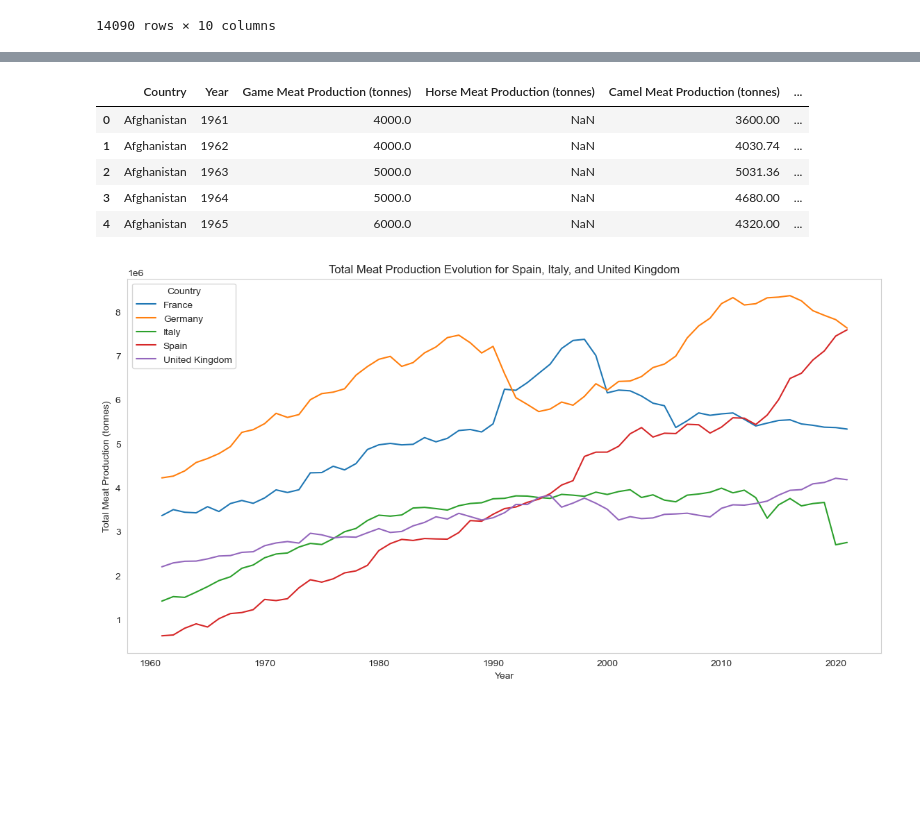
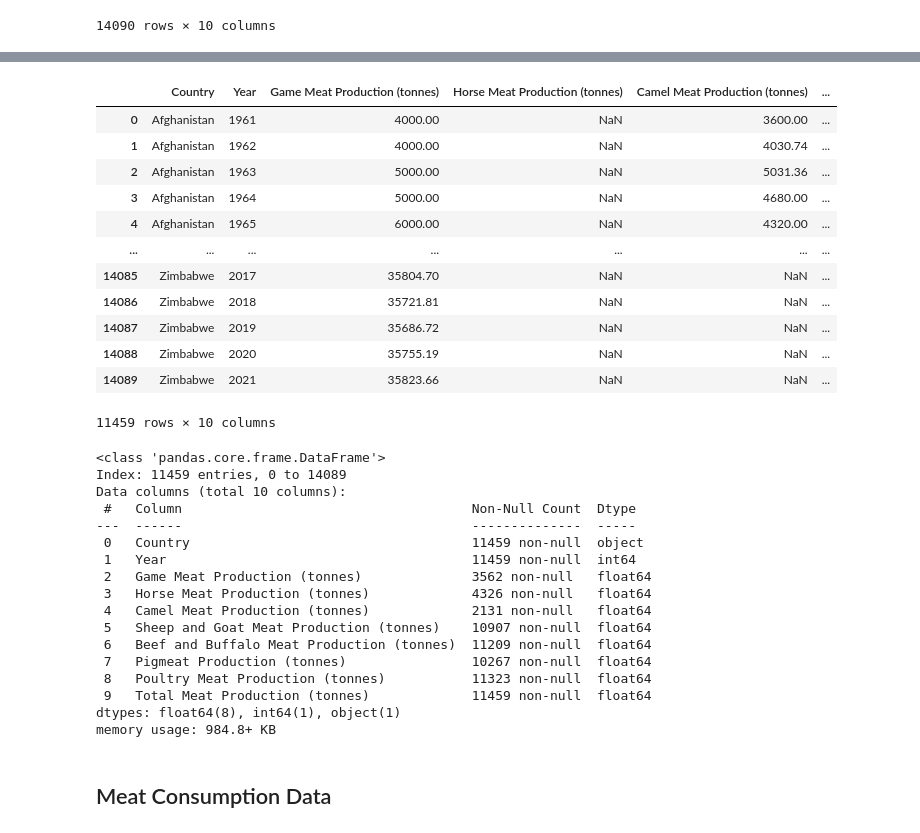
Before and after one commit to albertevieites/meat, a Jupyter notebook: notebooks/assemble_data.ipynb, the cells around one changed output, grey strips where cells are left out. Drawn from its saved outputs; the diff is of its cells as text; code cells hidden in the pictures; blank space fills up the shorter version.

```diff
--- a/notebooks/assemble_data.ipynb
+++ b/notebooks/assemble_data.ipynb
@@ -5,5 +7,5 @@ import seaborn as sns
 # %%
-df = pd.read_csv('./data/meat_production_by_type.csv')
+df = pd.read_csv('../data/raw/meat_production_by_type.csv')
 # %%
 df
 # %% [output]
@@ -64,12 +56,11 @@ columns_renamed = {
     'Meat, poultry | 00001808 || Production | 005510 || tonnes': 'Poultry Meat Production (tonnes)'
 }
 
-df_selected_countries = df_no_continents.rename(columns=columns_renamed)
+production_data = df_no_continents.rename(columns=columns_renamed)
 
 # Eliminando la columna 'Code'
-df_selected_countries = df_selected_countries.drop(columns=['Code'])
+production_data = production_data.drop(columns=['Code'])
 
-# Mostrando las primeras filas del conjunto de datos actualizado
-df_selected_countries.head()
+production_data
 # %% [output]
 |  | Country | Year | Game Meat Production (tonnes) | Horse Meat Production (tonnes) | Camel Meat Production (tonnes) | ... |
@@ -81,37 +79,48 @@ df_selected_countries.head()
 # %%
-df_selected_countries['Total Meat Production (tonnes)'] = df_selected_countries[
+production_data['Total Meat Production (tonnes)'] = production_data[
     ['Game Meat Production (tonnes)',
      'Horse Meat Production (tonnes)',
      'Camel Meat Production (tonnes)',
      'Sheep and Goat Meat Production (tonnes)',
      'Beef and Buffalo Meat Production (tonnes)',
      'Pigmeat Production (tonnes)',
      'Poultry Meat Production (tonnes)']
 ].sum(axis=1)
 
-# Mostrando las primeras filas con la nueva columna de total añadida
-df_selected_countries.head()
+production_data
 # %% [output]
 |  | Country | Year | Game Meat Production (tonnes) | Horse Meat Production (tonnes) | Camel Meat Production (tonnes) | ... |
-| 0 | Afghanistan | 1961 | 4000.0 | NaN | 3600.00 | ... |
-| 1 | Afghanistan | 1962 | 4000.0 | NaN | 4030.74 | ... |
-| 2 | Afghanistan | 1963 | 5000.0 | NaN | 5031.36 | ... |
-| 3 | Afghanistan | 1964 | 5000.0 | NaN | 4680.00 | ... |
-| 4 | Afghanistan | 1965 | 6000.0 | NaN | 4320.00 | ... |
+| 0 | Afghanistan | 1961 | 4000.00 | NaN | 3600.00 | ... |
+| 1 | Afghanistan | 1962 | 4000.00 | NaN | 4030.74 | ... |
+| 2 | Afghanistan | 1963 | 5000.00 | NaN | 5031.36 | ... |
+| 3 | Afghanistan | 1964 | 5000.00 | NaN | 4680.00 | ... |
+| 4 | Afghanistan | 1965 | 6000.00 | NaN | 4320.00 | ... |
+| ... | ... | ... | ... | ... | ... | ... |
+| 14085 | Zimbabwe | 2017 | 35804.70 | NaN | NaN | ... |
+| 14086 | Zimbabwe | 2018 | 35721.81 | NaN | NaN | ... |
+| 14087 | Zimbabwe | 2019 | 35686.72 | NaN | NaN | ... |
+| 14088 | Zimbabwe | 2020 | 35755.19 | NaN | NaN | ... |
+| 14089 | Zimbabwe | 2021 | 35823.66 | NaN | NaN | ... |
+11459 rows × 10 columns
-# %%
-# Crearemos un DataFrame de Seaborn específico para España, Italia y el Reino Unido
-df_seaborn_plot = df_selected_countries[
-    df_selected_countries['Country'].isin(['Spain', 'Italy', 'United Kingdom', 'Germany', 'France'])]
-
-# Ahora generamos el gráfico de líneas con Seaborn solo para estos tres países
-plt.figure(figsize=(14, 7))
-sns.lineplot(x='Year', y='Total Meat Production (tonnes)', hue='Country', data=df_seaborn_plot, palette="tab10")
-
-plt.title('Total Meat Production Evolution for Spain, Italy, and United Kingdom')
-plt.xlabel('Year')
-plt.ylabel('Total Meat Production (tonnes)')
-plt.legend(title='Country')
-plt.grid(False)
-plt.show()
-# %% [output]
-[figure, removed]
+# %%
+production_data.info()
+# %% [output]
+<class 'pandas.core.frame.DataFrame'>
+Index: 11459 entries, 0 to 14089
+Data columns (total 10 columns):
+ #   Column                                     Non-Null Count  Dtype
+---  ------                                     --------------  -----
+ 0   Country                                    11459 non-null  object
+ 1   Year                                       11459 non-null  int64
+ 2   Game Meat Production (tonnes)              3562 non-null   float64
+ 3   Horse Meat Production (tonnes)             4326 non-null   float64
+ 4   Camel Meat Production (tonnes)             2131 non-null   float64
+ 5   Sheep and Goat Meat Production (tonnes)    10907 non-null  float64
+ 6   Beef and Buffalo Meat Production (tonnes)  11209 non-null  float64
+ 7   Pigmeat Production (tonnes)                10267 non-null  float64
+ 8   Poultry Meat Production (tonnes)           11323 non-null  float64
+ 9   Total Meat Production (tonnes)             11459 non-null  float64
+dtypes: float64(8), int64(1), object(1)
+memory usage: 984.8+ KB
+# %% [markdown]
+## Meat Consumption Data
```
Also changed, not shown: parts of 10 cells of this notebook, 2 other files.
